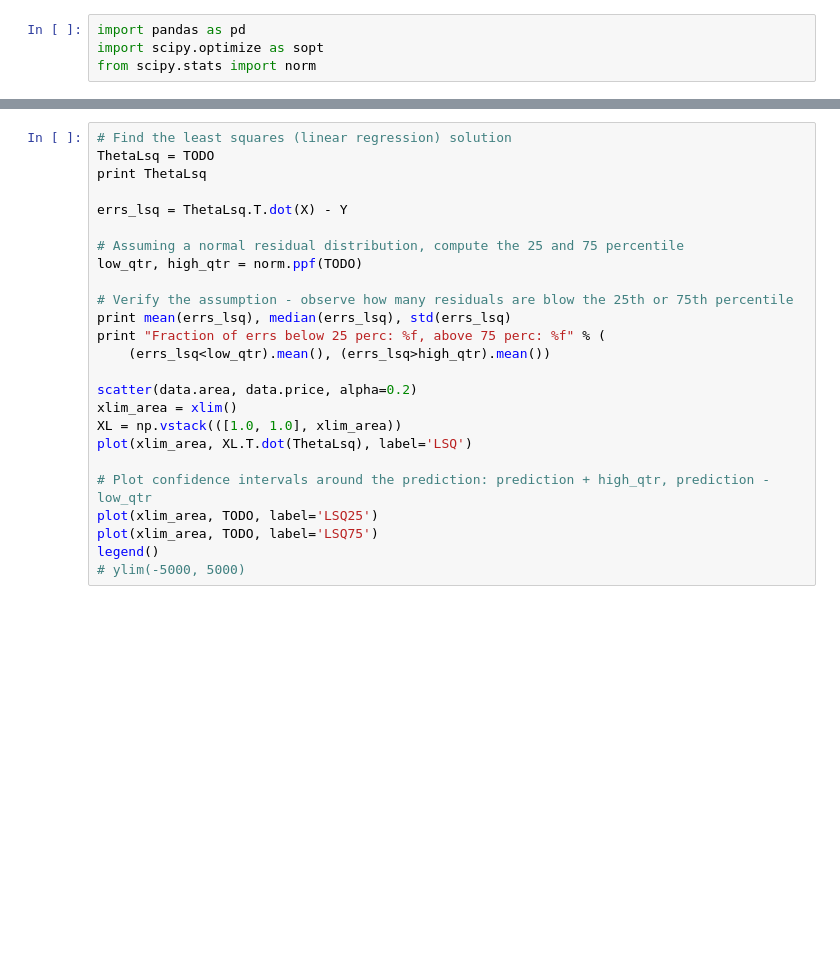
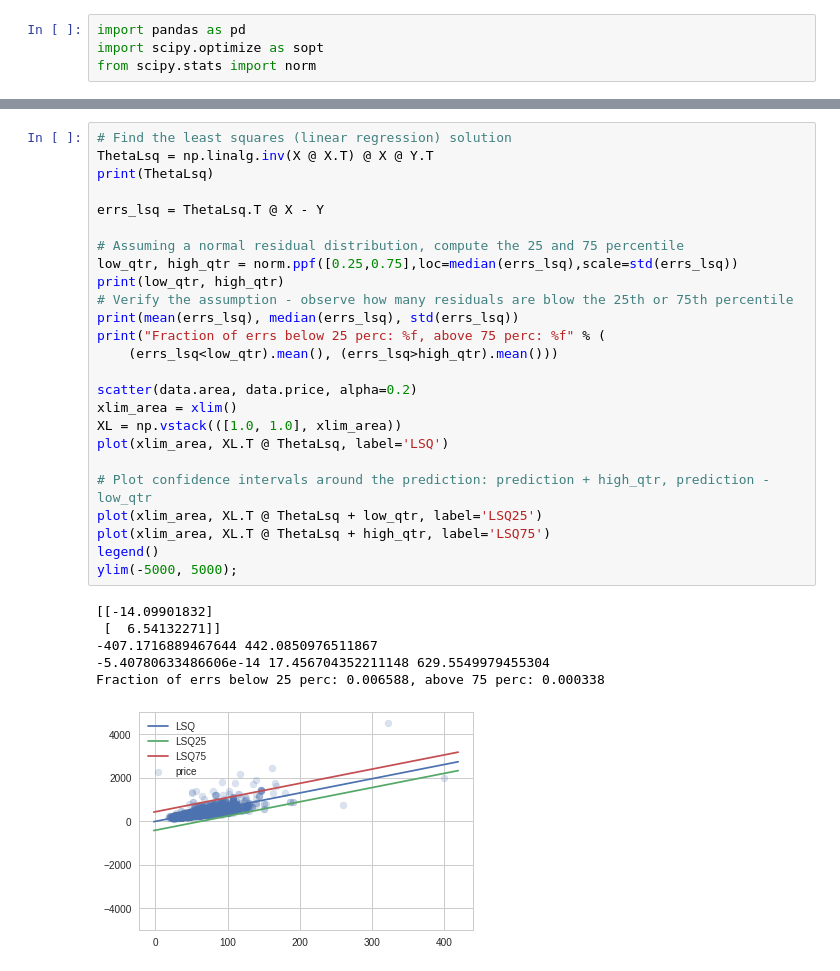
Before and after one commit to fmarcinek/neural_networks, a Jupyter notebook: Assignment3.ipynb, the cells around one changed output, grey strips where cells are left out. Drawn from its saved outputs; the diff is of its cells as text; blank space fills up the shorter version.

```diff
--- a/Assignment3.ipynb
+++ b/Assignment3.ipynb
@@ -1233,28 +1313,35 @@ Y
 # %%
 # Find the least squares (linear regression) solution
-ThetaLsq = TODO
-print ThetaLsq
+ThetaLsq = np.linalg.inv(X @ X.T) @ X @ Y.T
+print(ThetaLsq)
 
-errs_lsq = ThetaLsq.T.dot(X) - Y
+errs_lsq = ThetaLsq.T @ X - Y
 
 # Assuming a normal residual distribution, compute the 25 and 75 percentile
-low_qtr, high_qtr = norm.ppf(TODO)
-
+low_qtr, high_qtr = norm.ppf([0.25,0.75],loc=median(errs_lsq),scale=std(errs_lsq))
+print(low_qtr, high_qtr)
 # Verify the assumption - observe how many residuals are blow the 25th or 75th percentile
-print mean(errs_lsq), median(errs_lsq), std(errs_lsq)
-print "Fraction of errs below 25 perc: %f, above 75 perc: %f" % (
-    (errs_lsq<low_qtr).mean(), (errs_lsq>high_qtr).mean())
+print(mean(errs_lsq), median(errs_lsq), std(errs_lsq))
+print("Fraction of errs below 25 perc: %f, above 75 perc: %f" % (
+    (errs_lsq<low_qtr).mean(), (errs_lsq>high_qtr).mean()))
 
 scatter(data.area, data.price, alpha=0.2)
 xlim_area = xlim()
 XL = np.vstack(([1.0, 1.0], xlim_area))
-plot(xlim_area, XL.T.dot(ThetaLsq), label='LSQ')
+plot(xlim_area, XL.T @ ThetaLsq, label='LSQ')
 
 # Plot confidence intervals around the prediction: prediction + high_qtr, prediction - low_qtr
-plot(xlim_area, TODO, label='LSQ25')
-plot(xlim_area, TODO, label='LSQ75')
+plot(xlim_area, XL.T @ ThetaLsq + low_qtr, label='LSQ25')
+plot(xlim_area, XL.T @ ThetaLsq + high_qtr, label='LSQ75')
 legend()
-# ylim(-5000, 5000)
+ylim(-5000, 5000);
+# %% [output]
+[[-14.09901832]
+ [  6.54132271]]
+-407.1716889467644 442.0850976511867
+-5.40780633486606e-14 17.456704352211148 629.5549979455304
+Fraction of errs below 25 perc: 0.006588, above 75 perc: 0.000338
+[figure, added]
 # %%
 def quant_loss(X, Y, Theta, left, right):
     """Computes the quantile loss and its derivative.
```
Also changed, not shown: parts of 18 cells of this notebook.
